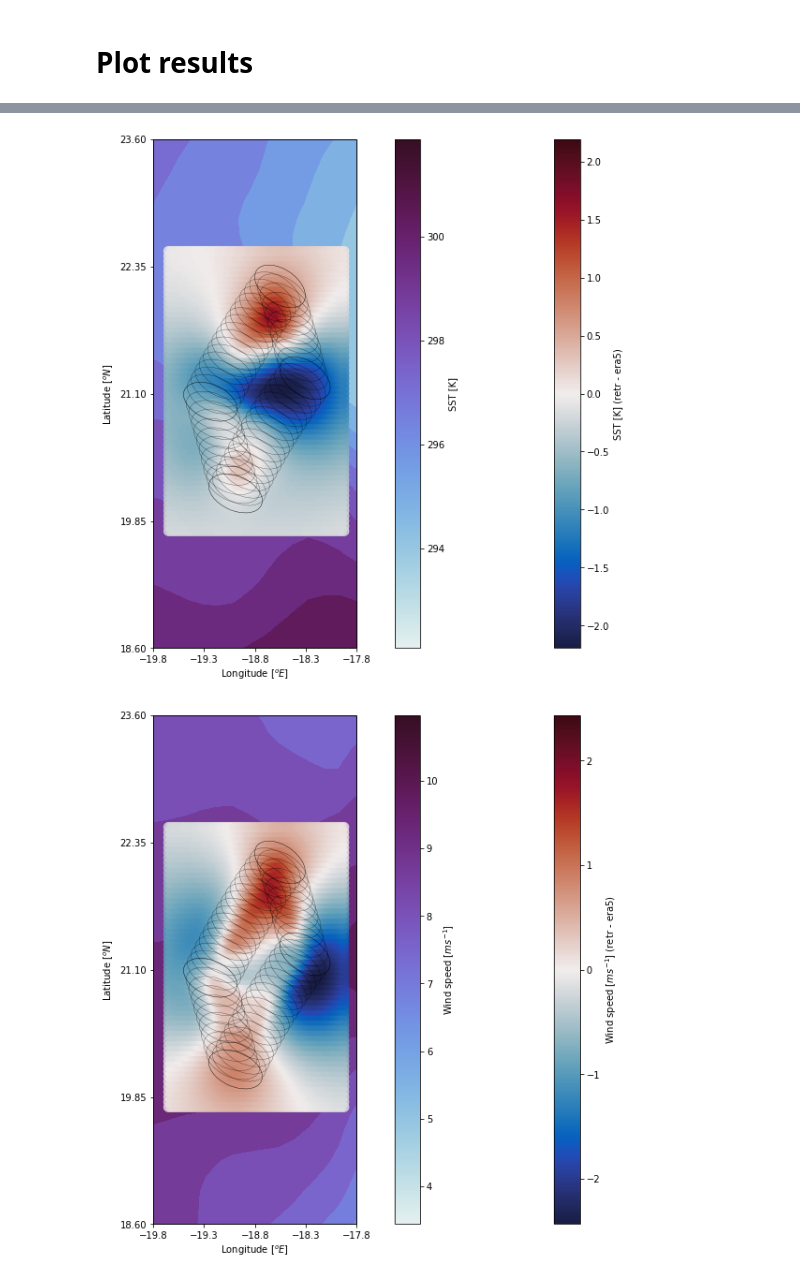
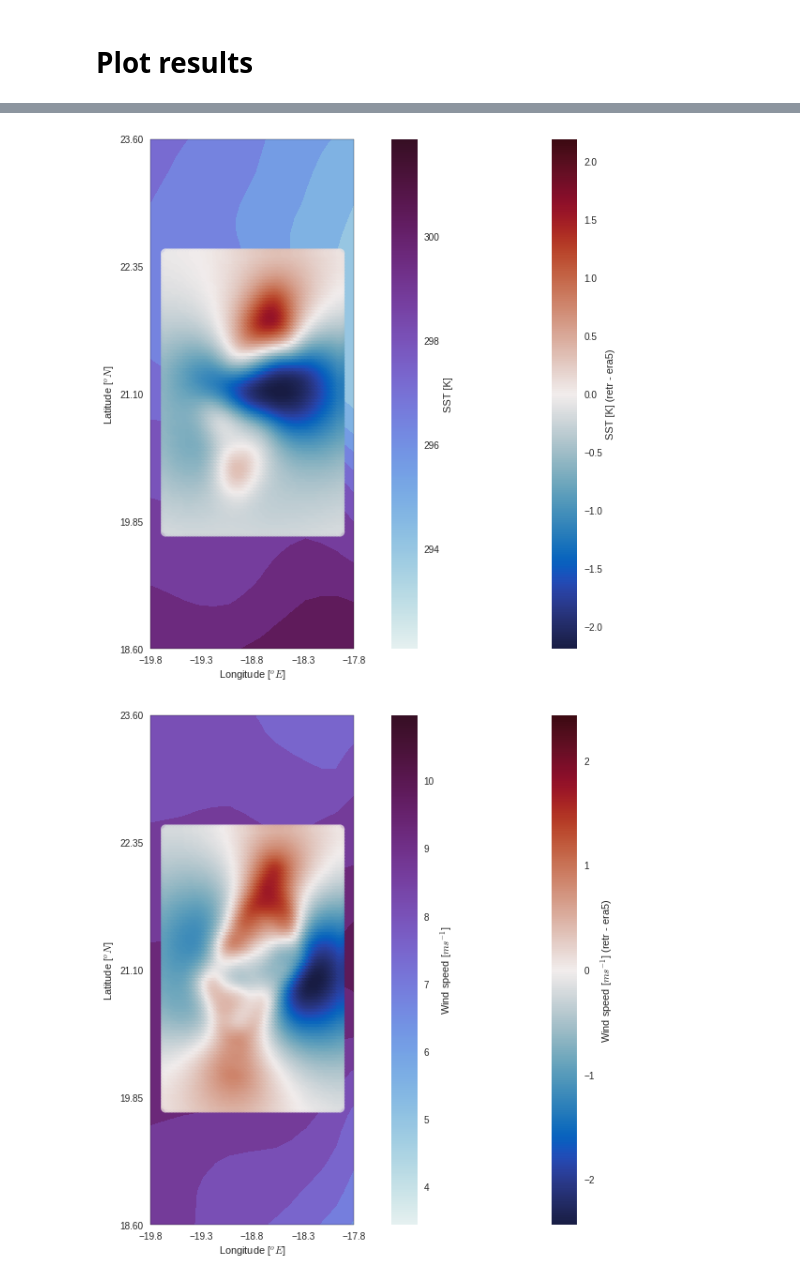
Before and after one commit to cheesetarian/amsr2_var, a Jupyter notebook: am2_mvar/retrieval_real_scenes.ipynb, the cells around one changed output, grey strips where cells are left out. Saved outputs shown, nothing was run; the diff lists cells and outputs as text; code cells hidden in the pictures.

Commit message:
nearing final setups, publishable plots

```diff
--- a/am2_mvar/retrieval_real_scenes.ipynb
+++ b/am2_mvar/retrieval_real_scenes.ipynb
@@ -58,7 +64,7 @@ sv = True      # whether or not to save output plots
 
 nrvar    =   2   # number of retrieval variables, 1 will be SST only, 2 for SST+windspeed
 
-angfac   =   7   # angular samples per degree or between pix (good value depends on freqs used)
+angfac   =   6   # angular samples per degree or between pix (good value depends on freqs used)
 sx_sst   = 1.0   # a priori std deviation for SST
 sx_wsp   = 1.0   # a priori std deviation for wind speed (if nrvar > 1)
 #xcorr    = 0.0   # cross correlation between SST and wind speed -- not currently used (sparse matrix faster)
@@ -70,7 +76,7 @@ nedt = np.array([0.34, 0.43, 0.7, 0.7, 0.6, 0.7, 1.2])[fsub] # from published NE
 npol     =  2    # number of polarizations considered (2=V/H both, 1=intensity only)
 
 # retrieval grid resolution (set down below)
-r_resa, r_reso = 0.05, 0.025
+r_resa, r_reso = 0.04, 0.04
 
 # plot version (end of plot filenames):    ## assumes decorrelation, prior, rgrid dimensions are same for both
 pv = scene+'_ap'+str(round(sx_sst*10))+'-'+str(round(deco_sst*10))+'d_'+\
@@ -1282,30 +1322,24 @@ plt.show()
 # Plot results
 # %%
 # plotting representative ellipses:
-from matplotlib.patches import Ellipse
-from cartopy import crs as ccrs
-from cmocean import cm as cmo
 # first define widths/heights of ellipses that represent HPBW FOV for each freq:
-widths  = np.array([35., 35., 24., 14., 15.,  7., 3.])[fsub] # in km across
-heights = np.array([62., 62., 42., 22., 26., 12., 5.])[fsub] #  per freq, 6/7/10/18/23/36/89
+#widths  = np.array([35., 35., 24., 14., 15.,  7., 3.])[fsub] # in km across
+#heights = np.array([62., 62., 42., 22., 26., 12., 5.])[fsub] #  per freq, 6/7/10/18/23/36/89
 #if los0[0] != 132.5:
 #    print('ELLIPSE SIZES INCORRECT DUE TO non-AMSR sensor angle')
 
 # convert (roughly!) to deg near equator... okay as first approximation for plotting...
 #  if plotting near poles then will need to be more rigorous.
-widths *= 360.0/40075. / np.abs(np.cos(np.mean(ri)*np.pi/180.)) # scale widths by cos(lat)
-print(widths)
-heights*= 360.0/40075. # deg/circumference
-print(heights)
+#widths *= 360.0/40075. / np.abs(np.cos(np.mean(ri)*np.pi/180.)) # scale widths by cos(lat)
+#print(widths)
+#heights*= 360.0/40075. # deg/circumference
+#print(heights)
 
 #print('VERIFY THAT THESE ARE WHOLLY EVEN ON THE GRID!')
 #print(np.diff(arts_pos[0,:,1]))
 #print(np.diff(arts_pos[:,0,0]))
 
 projj = ccrs.PlateCarree()
-#projj = ccrs.Mollweide()
-#projj = ccrs.NearsidePerspective(central_latitude=lat0, central_longitude=lon0)
-#projj = ccrs.LambertAzimuthalEqualArea()
 inn =  0.5
 reg = [np.min(la_grid)+inn, np.max(la_grid)-inn,
            np.min(lo_grid)+inn, np.max(lo_grid)-inn]
@@ -1313,4 +1347,6 @@ rreg = [np.min(r_lat), np.max(r_lat),
            np.min(r_lon), np.max(r_lon)]
 print('region: ',reg)
 print('r region: ',rreg)
+rreg = np.round(rreg,1)
+print('r region: ',rreg)
 # %% [output]
@@ -1405,38 +1508,38 @@ for rv in range(nrvar):
 
     thenorm1=plt.Normalize(vmin = np.min(s_data[rv,:,:])-1, vmax = np.max(s_data[rv,:,:])+1)
     #bb= ax2.pcolormesh(lon_grid,lat_grid,s_data[0,:,:],norm=thenorm1,
     bb= ax2.contourf(ws.lon_grid,ws.lat_grid,s_data[rv,:,:], 10, norm=thenorm1,
                  transform=ccrs.PlateCarree(), cmap=ceem1)
 
     ell_lo = [Ellipse(xy=[arts_pos[i,j,1],arts_pos[i,j,0]], width=widths[0], height=heights[0],
-                    angle=-arts_pos[i,j,3], linewidth=0.29, alpha=0.8, fill=False) for i in [0,nscans-1] for j in range(npix)]
-    ell_lo += [Ellipse(xy=[arts_pos[i,j,1],arts_pos[i,j,0]], width=widths[0], height=heights[0],
-                    angle=-arts_pos[i,j,3], linewidth=0.29, alpha=0.8, fill=False) for i in range(nscans) for j in [0,npix-1] ]
+                angle=-arts_pos[i,j,3], linewidth=0.29, alpha=0.8, fill=False) for i in [0,nscans-1] for j in range(npix)[1:-1]]
+    ell_lo+= [Ellipse(xy=[arts_pos[i,j,1],arts_pos[i,j,0]], width=widths[0], height=heights[0],
+                angle=-arts_pos[i,j,3], linewidth=0.29, alpha=0.8, fill=False) for i in range(nscans) for j in [0,npix-1] ]
 
     vmin, vmax = -np.max(np.abs(pvar[rv,:,:])), np.max(np.abs(pvar[rv,:,:]))
     thenorm = plt.Normalize(vmin=vmin,vmax=vmax)
     ceem = cmo.balance #thermal
     # ri,rj defined earlier via meshgrid, i.e. retrieval lon and lat grids respectively
     ax2.scatter( rj, ri, s=100.0, c=pvar[rv,:,:], marker='o', \
                 transform=ccrs.PlateCarree(), alpha=0.8, cmap=ceem, norm=thenorm);
     ax2.coastlines(resolution='10m')
     sm = plt.cm.ScalarMappable(cmap=ceem, norm=thenorm)
     sm._A = []
     cb = plt.colorbar(sm,ax=ax2)
     cb.set_label(tit+' (retr - era5)') #prior)')
     sm1 = plt.cm.ScalarMappable(cmap=ceem1, norm=thenorm1)
     sm1._A = []
     cb1 = plt.colorbar(sm1,ax=ax2)
     cb1.set_label(tit)
 
     for e in ell_lo[:]:
         ax2.add_artist(e)
 
     if sv: plt.savefig('imgr/retr-x_syn_rv'+str(rv)+'_'+pv+'.png',bbox_inches='tight',dpi=350)
     plt.show()
 # %% [output]
-[figure, old version]
+[figure, new version]
-[figure, old version]
+[figure, new version]
 # %%
 # import comparison from RSS AMSR2 retrievals
 from amsr2_daily import AMSR2daily
```
Also changed, not shown: parts of 24 cells of this notebook, 2 other files.
